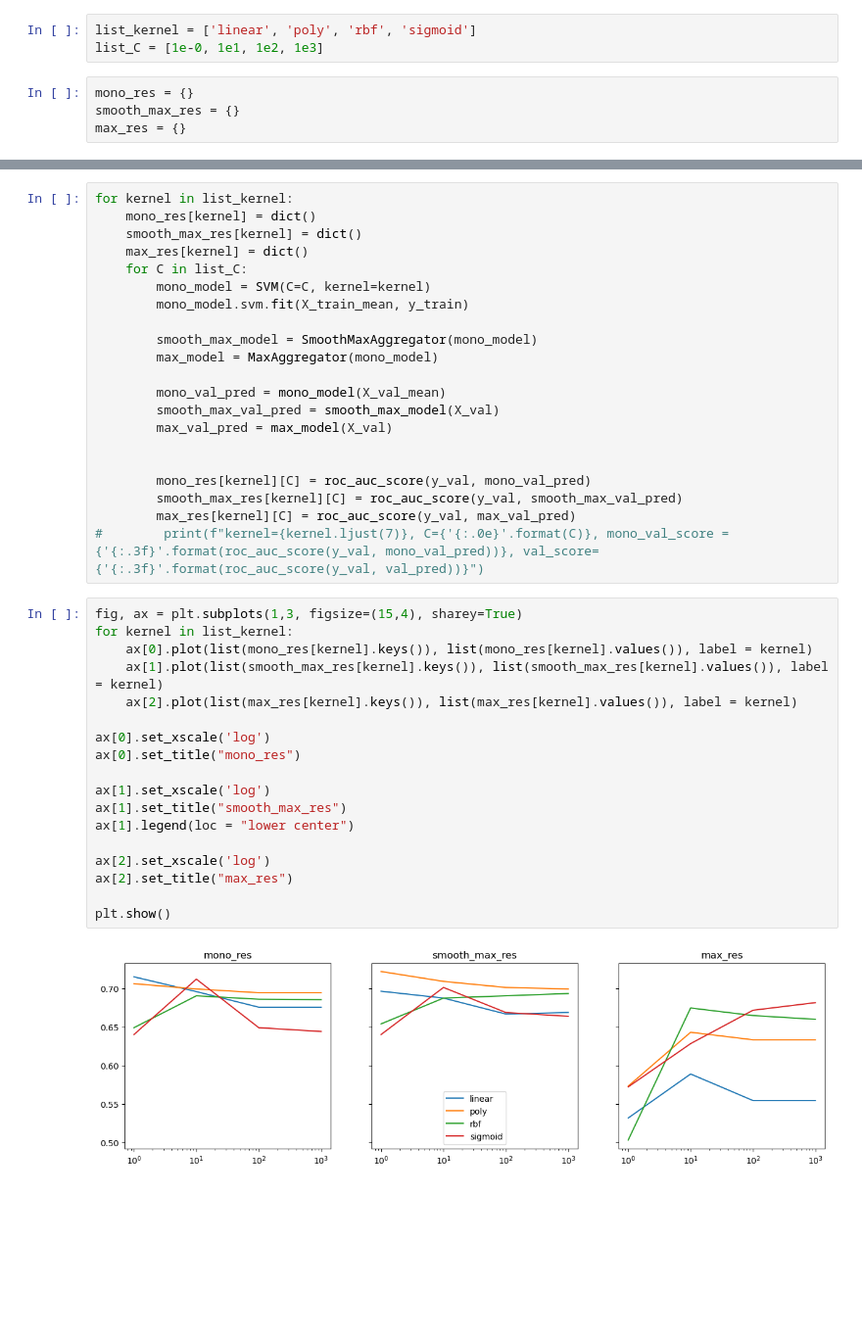
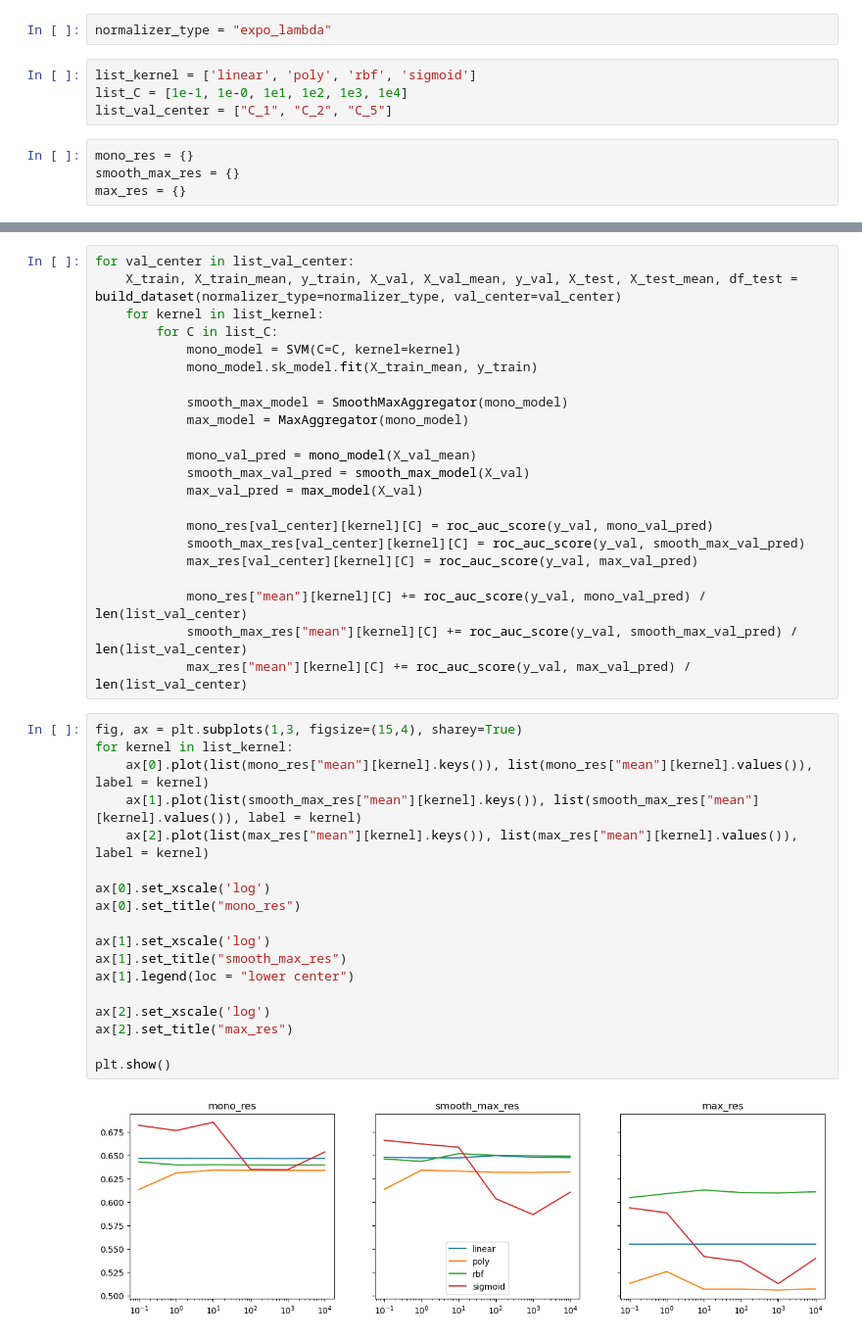
Before and after one commit to StanislasDOZIAS/OWKIN_challenge, a Jupyter notebook: notebooks/SVM_training.ipynb, the cells around one changed output, grey strips where cells are left out. Shown: that part at 98% size. Cells and saved outputs as stored; diff of their text form; blank space fills up the shorter version.

Commit message:
comeback of None val set + some sklearn models + mil tests

```diff
--- a/notebooks/SVM_training.ipynb
+++ b/notebooks/SVM_training.ipynb
@@ -37,8 +33,11 @@ X_train, X_train_mean, y_train, X_val, X_val_mean, y_val, X_test, X_test_mean, d
 # %% [markdown]
 ## Training
+# %%
+normalizer_type = "expo_lambda"
 # %%
 list_kernel = ['linear', 'poly', 'rbf', 'sigmoid']
-list_C = [1e-0, 1e1, 1e2, 1e3]
+list_C = [1e-1, 1e-0, 1e1, 1e2, 1e3, 1e4]
+list_val_center = ["C_1", "C_2", "C_5"]
 # %%
 mono_res = {}
 smooth_max_res = {}
@@ -46,41 +70,42 @@ max_res = {}
 # %%
-for kernel in list_kernel:
-    mono_res[kernel] = dict()
-    smooth_max_res[kernel] = dict()
-    max_res[kernel] = dict()
-    for C in list_C:
-        mono_model = SVM(C=C, kernel=kernel)
-        mono_model.svm.fit(X_train_mean, y_train)
+for val_center in list_val_center:
+    X_train, X_train_mean, y_train, X_val, X_val_mean, y_val, X_test, X_test_mean, df_test = build_dataset(normalizer_type=normalizer_type, val_center=val_center)
+    for kernel in list_kernel:
+        for C in list_C:
+            mono_model = SVM(C=C, kernel=kernel)
+            mono_model.sk_model.fit(X_train_mean, y_train)
 
-        smooth_max_model = SmoothMaxAggregator(mono_model)
-        max_model = MaxAggregator(mono_model)
+            smooth_max_model = SmoothMaxAggregator(mono_model)
+            max_model = MaxAggregator(mono_model)
 
-        mono_val_pred = mono_model(X_val_mean)
-        smooth_max_val_pred = smooth_max_model(X_val)
-        max_val_pred = max_model(X_val)
+            mono_val_pred = mono_model(X_val_mean)
+            smooth_max_val_pred = smooth_max_model(X_val)
+            max_val_pred = max_model(X_val)
 
+            mono_res[val_center][kernel][C] = roc_auc_score(y_val, mono_val_pred)
+            smooth_max_res[val_center][kernel][C] = roc_auc_score(y_val, smooth_max_val_pred)
+            max_res[val_center][kernel][C] = roc_auc_score(y_val, max_val_pred)
 
-        mono_res[kernel][C] = roc_auc_score(y_val, mono_val_pred)
-        smooth_max_res[kernel][C] = roc_auc_score(y_val, smooth_max_val_pred)
-        max_res[kernel][C] = roc_auc_score(y_val, max_val_pred)
-#        print(f"kernel={kernel.ljust(7)}, C={'{:.0e}'.format(C)}, mono_val_score = {'{:.3f}'.format(roc_auc_score(y_val, mono_val_pred))}, val_score={'{:.3f}'.format(roc_auc_score(y_val, val_pred))}")
+            mono_res["mean"][kernel][C] += roc_auc_score(y_val, mono_val_pred) / len(list_val_center)
+            smooth_max_res["mean"][kernel][C] += roc_auc_score(y_val, smooth_max_val_pred) / len(list_val_center)
+            max_res["mean"][kernel][C] += roc_auc_score(y_val, max_val_pred) / len(list_val_center)
 # %%
 fig, ax = plt.subplots(1,3, figsize=(15,4), sharey=True)
 for kernel in list_kernel:
-    ax[0].plot(list(mono_res[kernel].keys()), list(mono_res[kernel].values()), label = kernel)
-    ax[1].plot(list(smooth_max_res[kernel].keys()), list(smooth_max_res[kernel].values()), label = kernel)
-    ax[2].plot(list(max_res[kernel].keys()), list(max_res[kernel].values()), label = kernel)
+    ax[0].plot(list(mono_res["mean"][kernel].keys()), list(mono_res["mean"][kernel].values()), label = kernel)
+    ax[1].plot(list(smooth_max_res["mean"][kernel].keys()), list(smooth_max_res["mean"][kernel].values()), label = kernel)
+    ax[2].plot(list(max_res["mean"][kernel].keys()), list(max_res["mean"][kernel].values()), label = kernel)
 
 ax[0].set_xscale('log')
 ax[0].set_title("mono_res")
 
 ax[1].set_xscale('log')
 ax[1].set_title("smooth_max_res")
 ax[1].legend(loc = "lower center")
 
 ax[2].set_xscale('log')
 ax[2].set_title("max_res")
 
 plt.show()
 # %% [output]
-[figure, old version]
+[figure, new version]
```
Also changed, not shown: parts of 6 cells of this notebook, 14 other files.
